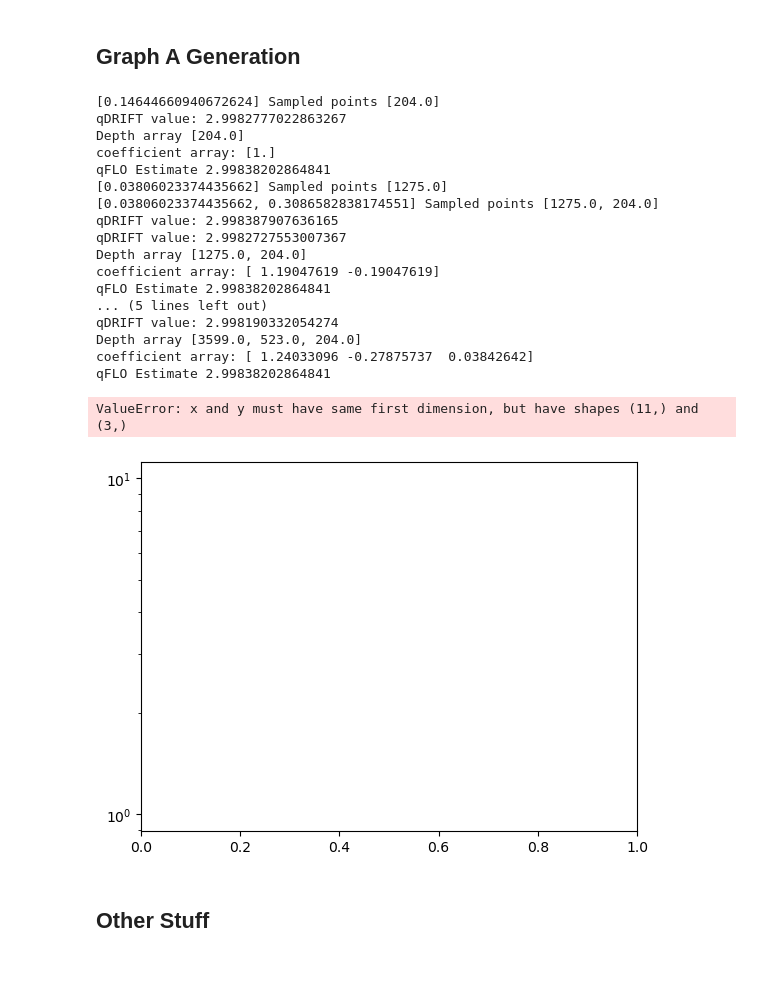
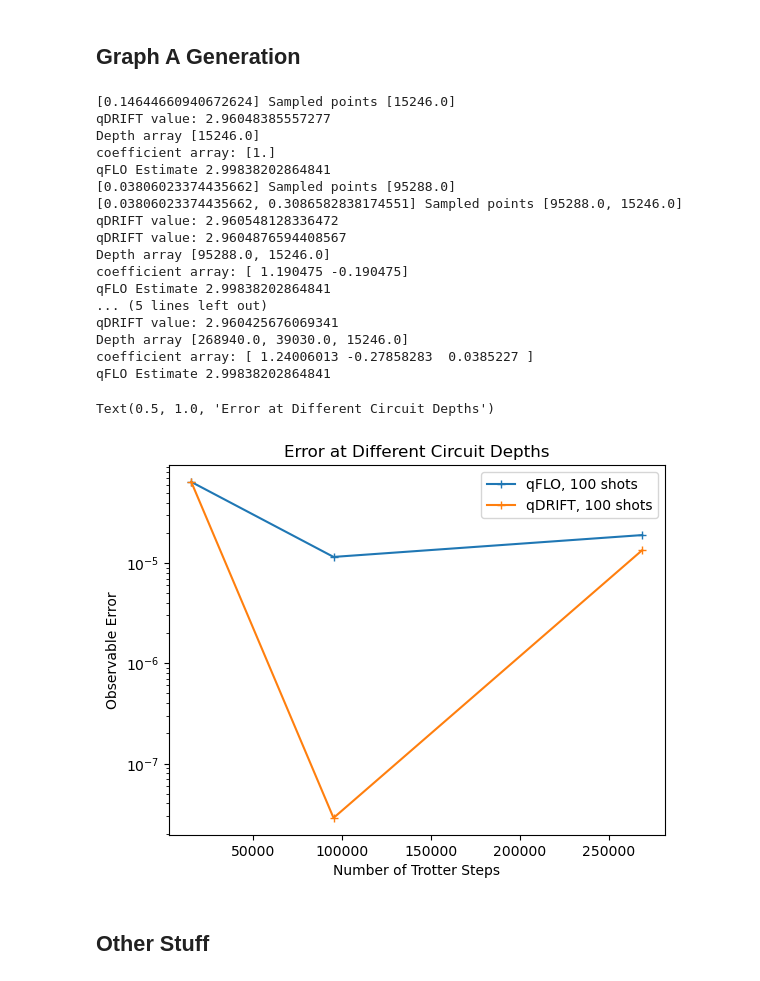
Before and after one commit to JamesDWatson/qFLO, a Jupyter notebook: qFLO_Implementation.ipynb, the cells around one changed output. Drawn from its saved outputs; the diff is of its cells as text; code cells hidden in the pictures.

Commit message:
Generating a set of graphs for paper.

```diff
--- a/qFLO_Implementation.ipynb
+++ b/qFLO_Implementation.ipynb
@@ -1060,8 +1025,8 @@ lambda_param = 0
 for element in Heisenberg_matrix_rep:
     lambda_param += element[0]
 
-time = 0.01
-epsilon = 0.0003
+time = 0.5
+epsilon = 0.1
 no_timesteps = np.ceil( 2*time**2*lambda_param**2/epsilon )
 s_min   = 1/no_timesteps
 # Choose local observable and initial state
@@ -1079,13 +1044,13 @@ Ideal value: 2.9984008843438854
 # %%
 error_array_3 = []
 circuit_depth_array = []
-shot_no = 100
+shot_no = 700
 max_order = 4
 
 for order in range(1,max_order+1):
     [Heis_qFLO_estimate_est, max_circuit_depth] = richardson_estimate(order, s_min, new_Heis_rep, state, time, local_obs, nqubits , shot_no, circuit_depth_flag=1, matrix_flag = 1)
-    print("qFLO Estimate", Heis_qFLO_estimate)
+    print("qFLO Estimate", Heis_qFLO_estimate_est)
     circuit_depth_array.append(max_circuit_depth)
-    error = abs(perfect_Heis_val - Heis_qFLO_estimate)
+    error = abs(perfect_Heis_val - Heis_qFLO_estimate_est)
     error_array_3.append(error)
 # %% [output]
@@ -1122,7 +1178,7 @@ ValueError: x and y must have same first dimension, but have shapes (4,) and (3,
 # %%
 error_array_graph_A = []
 circuit_depth_array_graph_A = []
-shot_no = 100
+shot_no = 300
 max_order = 3
 
 for order in range(1,max_order+1):
@@ -1132,49 +1188,53 @@ for order in range(1,max_order+1):
     error = abs(perfect_Heis_val - Heis_qFLO_estimate_est)
     error_array_graph_A.append(error)
 # %% [output]
-[0.14644660940672624] Sampled points [204.0]
-qDRIFT value: 2.9982777022863267
-Depth array [204.0]
+[0.14644660940672624] Sampled points [15246.0]
+qDRIFT value: 2.96048385557277
+Depth array [15246.0]
 coefficient array: [1.]
 qFLO Estimate 2.99838202864841
-[0.03806023374435662] Sampled points [1275.0]
-[0.03806023374435662, 0.3086582838174551] Sampled points [1275.0, 204.0]
-qDRIFT value: 2.998387907636165
-qDRIFT value: 2.9982727553007367
-Depth array [1275.0, 204.0]
-coefficient array: [ 1.19047619 -0.19047619]
+[0.03806023374435662] Sampled points [95288.0]
+[0.03806023374435662, 0.3086582838174551] Sampled points [95288.0, 15246.0]
+qDRIFT value: 2.960548128336472
+qDRIFT value: 2.9604876594408567
+Depth array [95288.0, 15246.0]
+coefficient array: [ 1.190475 -0.190475]
 qFLO Estimate 2.99838202864841
 ... (5 lines left out)
-qDRIFT value: 2.998190332054274
-Depth array [3599.0, 523.0, 204.0]
-coefficient array: [ 1.24033096 -0.27875737  0.03842642]
+qDRIFT value: 2.960425676069341
+Depth array [268940.0, 39030.0, 15246.0]
+coefficient array: [ 1.24006013 -0.27858283  0.0385227 ]
 qFLO Estimate 2.99838202864841
 # %%
 ## qDRIFT generation
 qDRIFT_graph_A_errors = []
 #qDRIFT_graph_A_values = [2.998320519650663, 2.9983760736584992, 2.998415755658372]
 #qDRIFT_graph_A_values = [2.998331181628076,2.9983631377251116,2.998393266586436]
-qDRIFT_graph_A_values = [2.9982777022863267,2.998387907636165,2.998402792002511]
+#qDRIFT_graph_A_values = [2.998291735202711,2.998370293702979,2.9983944152747237]
+#qDRIFT_graph_A_values = [2.998266825985793, 2.998392767973904, 2.9983913553379544]
+#qDRIFT_graph_A_values = [2.998270195542337,2.99839468606558,2.998398309935554]
+#qDRIFT_graph_A_values = [2.998392779866826,2.998393906492554,2.998398367874338]
+qDRIFT_graph_A_values = [2.96048385557277,2.960548128336472, 2.9605615702842516]
 
 for val in qDRIFT_graph_A_values:
     qDRIFT_graph_A_errors.append(abs(val - perfect_Heis_val) )
 # %%
 ## Including generate the
 
 #graph_A_circuit_depths = [204, 1275, 3599]
 
 
-plt.semilogy(graph_A_circuit_depths, error_array_graph_A, label="qFLO, 100 shots", marker = '+')
-plt.semilogy(graph_A_circuit_depths, qDRIFT_graph_A_errors, label="qDRIFT, 100 shots", marker = '+')
+plt.semilogy(circuit_depth_array_graph_A, error_array_graph_A, label="qFLO, 100 shots", marker = '+')
+plt.semilogy(circuit_depth_array_graph_A, qDRIFT_graph_A_errors, label="qDRIFT, 100 shots", marker = '+')
 
 
 plt.xlabel('Number of Trotter Steps')
 plt.ylabel('Observable Error')
 plt.legend()
 plt.title("Error at Different Circuit Depths")
 # %% [output]
-ValueError: x and y must have same first dimension, but have shapes (11,) and (3,)
+Text(0.5, 1.0, 'Error at Different Circuit Depths')
-[figure, old version]
+[figure, new version]
 # %%
 ### Print the data to file ###
 
```
Also changed, not shown: parts of 20 cells of this notebook.
